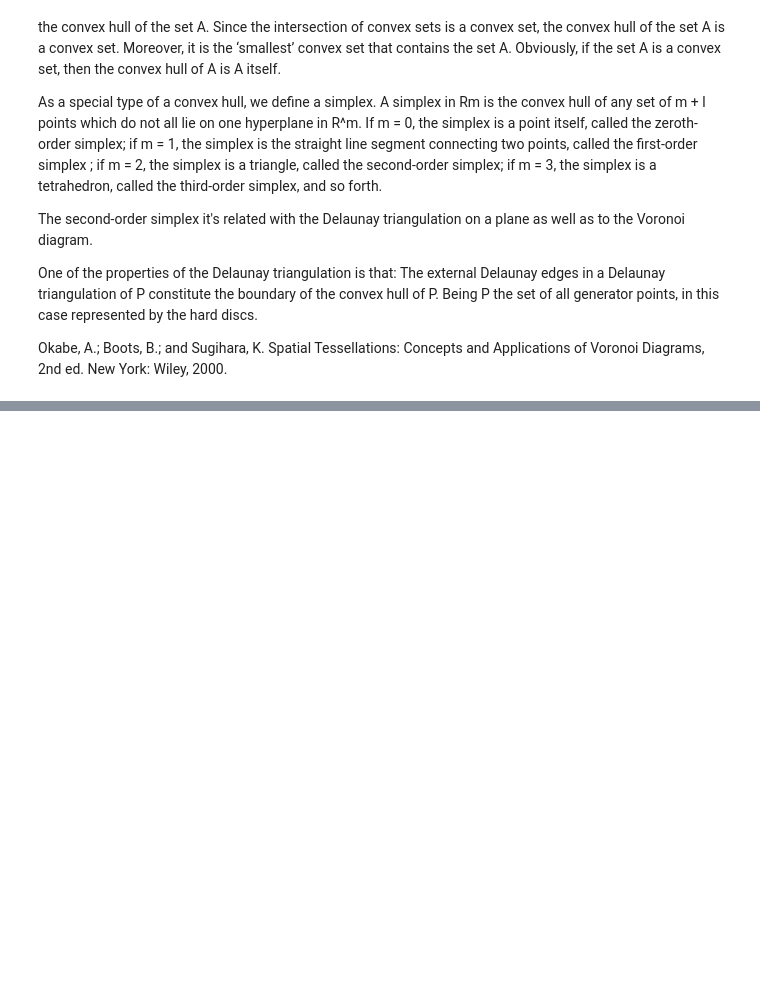
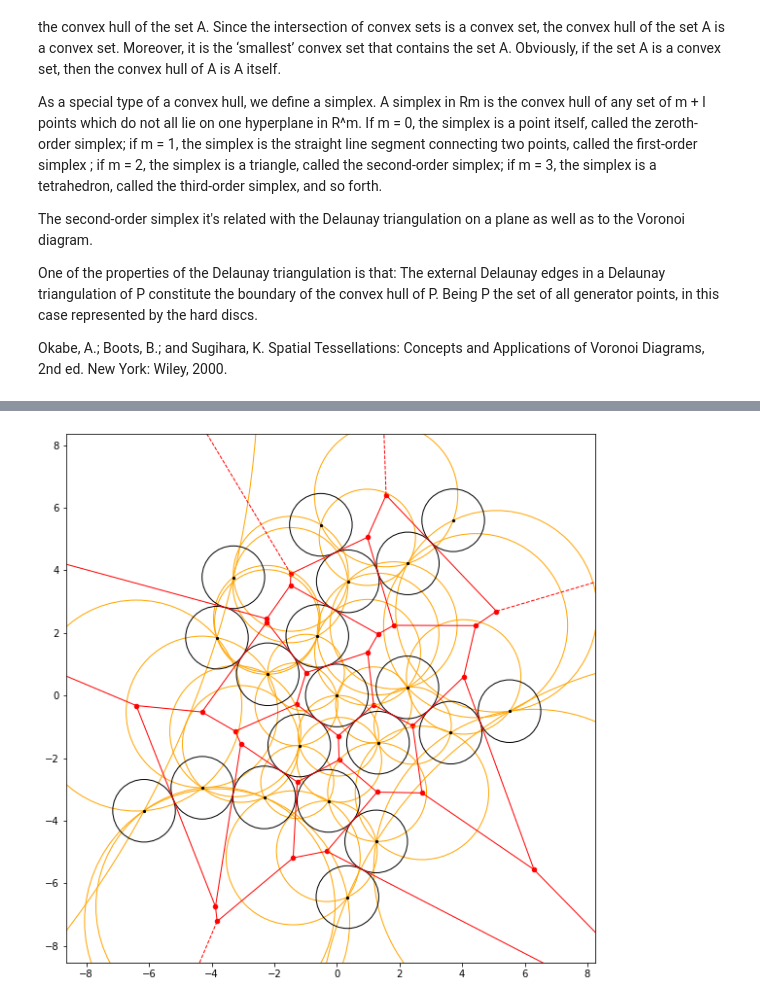
Before and after one commit to uibcdf/OpenPocket-Tools, a Jupyter notebook: Exercise-1/Diegos_Proposal.ipynb, the cells around one changed output, grey strips where cells are left out. Cells and saved outputs as stored; diff of their text form; code cells hidden in the pictures; blank space fills up the shorter version.

```diff
--- a/Exercise-1/Diegos_Proposal.ipynb
+++ b/Exercise-1/Diegos_Proposal.ipynb
@@ -169,0 +240,15 @@ Okabe, A.; Boots, B.; and Sugihara, K. Spatial Tessellations: Concepts and Appli
+# %%
+n_vertices = vor.vertices.shape[0]
+n_regions = len(vor.regions)
+n_points = vor.npoints
+
+points_of_vertex = [[] for ii in range(n_vertices)]
+region_point={vor.point_region[ii]:ii for ii in range(n_points)}
+
+for region_index in range(n_regions):
+    region=vor.regions[region_index]
+    if len(region)>0:
+        point_index=region_point[region_index]
+        for vertex_index in region:
+            if vertex_index != -1:
+                points_of_vertex[vertex_index].append(point_index)
@@ -169,0 +295,30 @@ Okabe, A.; Boots, B.; and Sugihara, K. Spatial Tessellations: Concepts and Appli
+# %%
+from scipy.spatial.distance import euclidean as distance
+
+n_alpha_circles = n_vertices
+alpha_circle_centers = vor.vertices
+alpha_circle_radius = [distance(vor.vertices[ii], positions[points_of_vertex[ii][0]]) for ii in range(n_vertices)]
+alpha_circle_contacted_points = points_of_vertex
+# %%
+voronoi_plot_2d(vor, show_points=False, show_vertices=False, line_colors='r')
+
+plt.scatter(vor.vertices[:,0], vor.vertices[:,1], s=20, c='red')
+
+ax=plt.gca()
+
+for ii in range(n_alpha_circles):
+    ax.add_patch(plt.Circle(alpha_circle_centers[ii,:], radius= alpha_circle_radius[ii], color='orange', fill=False))
+
+for ii in range(n_discs):
+    ax.add_patch(plt.Circle(positions[ii,:], radius= radius, color='k', fill=False))
+
+plt.scatter(positions[:,0], positions[:,1], s=5, c='k')
+
+l_box = np.abs(positions).max() + 2*radius
+center = positions.mean(0)
+plt.axis('scaled')
+plt.xlim(-l_box+center[0],l_box+center[0])
+plt.ylim(-l_box+center[1],l_box+center[1])
+plt.show()
+# %% [output]
+[figure, added]
```
Also changed, not shown: parts of 16 cells of this notebook.
